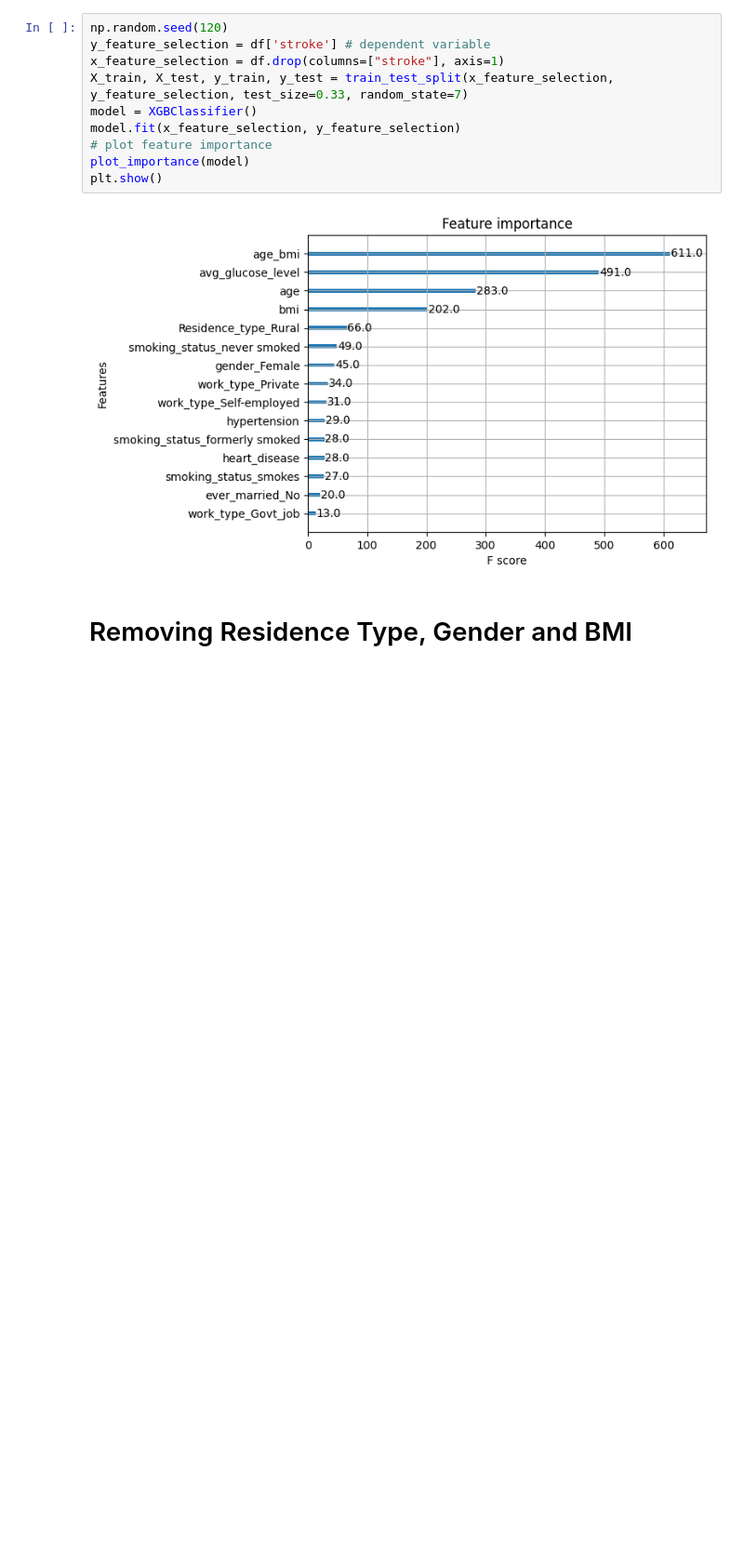
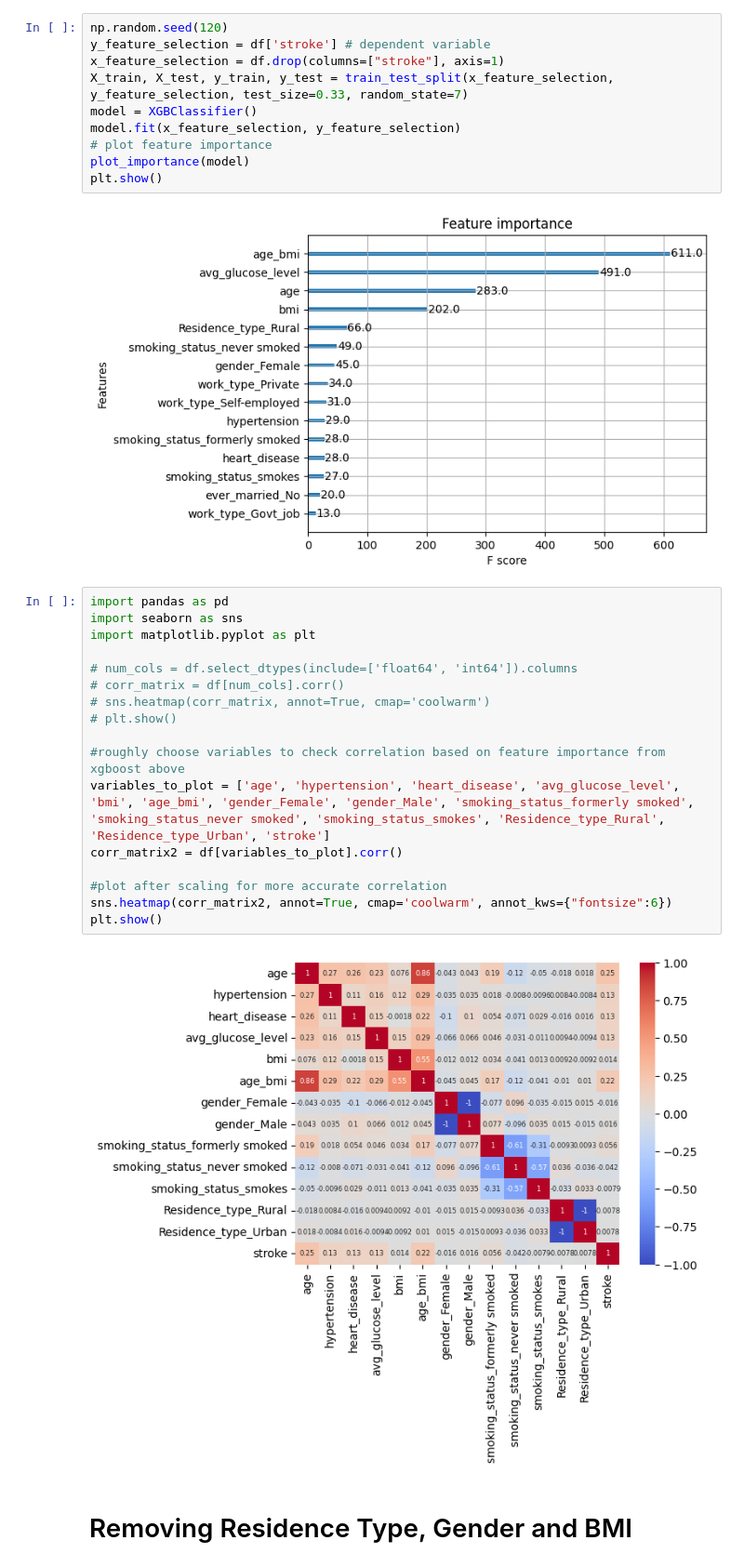
Before and after one commit to summerthia02/bt4222_project, a Jupyter notebook: BT4222_final.ipynb, the cells around one changed output. Shown at 93% size. Drawn from its saved outputs; the diff is of its cells as text; blank space fills up the shorter version.

```diff
--- a/BT4222_final.ipynb
+++ b/BT4222_final.ipynb
@@ -369,6 +366,25 @@ plot_importance(model)
 plt.show()
 # %% [output]
 [figure]
+# %%
+import pandas as pd
+import seaborn as sns
+import matplotlib.pyplot as plt
+
+# num_cols = df.select_dtypes(include=['float64', 'int64']).columns
+# corr_matrix = df[num_cols].corr()
+# sns.heatmap(corr_matrix, annot=True, cmap='coolwarm')
+# plt.show()
+
+#roughly choose variables to check correlation based on feature importance from  xgboost above
+variables_to_plot = ['age', 'hypertension', 'heart_disease', 'avg_glucose_level', 'bmi', 'age_bmi', 'gender_Female', 'gender_Male', 'smoking_status_formerly smoked', 'smoking_status_never smoked', 'smoking_status_smokes', 'Residence_type_Rural', 'Residence_type_Urban', 'stroke']
+corr_matrix2 = df[variables_to_plot].corr()
+
+#plot after scaling for more accurate correlation
+sns.heatmap(corr_matrix2, annot=True, cmap='coolwarm', annot_kws={"fontsize":6})
+plt.show()
+# %% [output]
+[figure, added]
 # %% [markdown]
 # Removing Residence Type, Gender and BMI
 # %%
```
Also changed, not shown: parts of 5 cells of this notebook.
